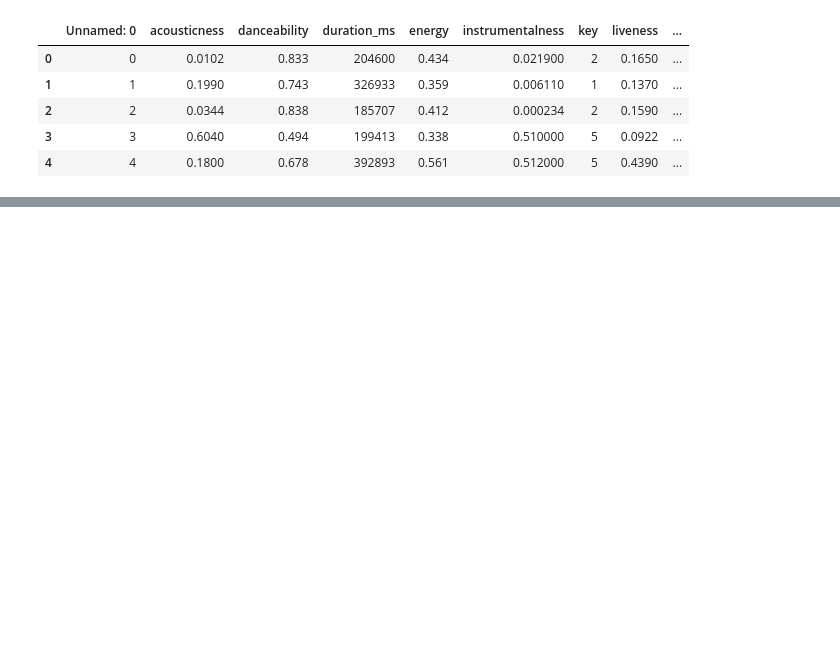
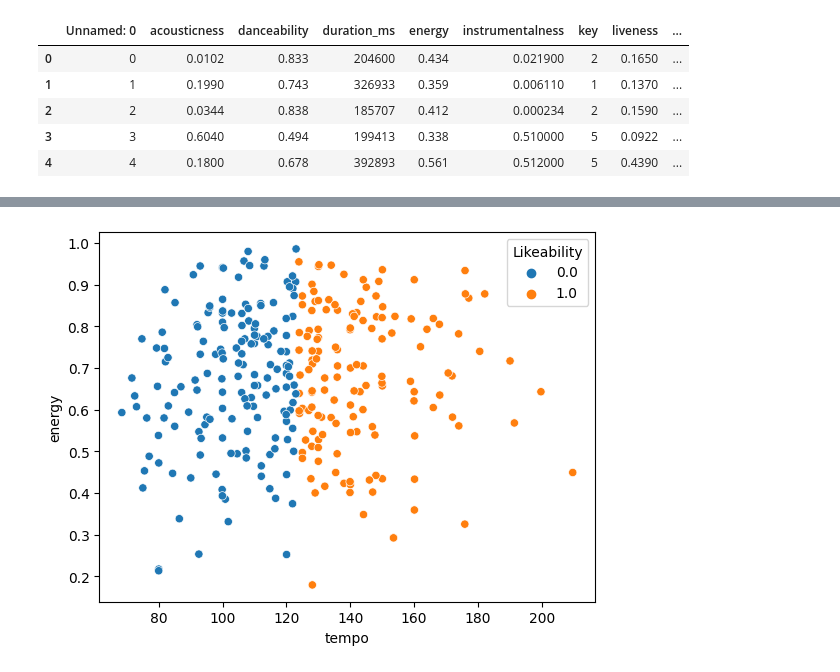
Before and after one commit to jatavor1/MusicLikeability, a Jupyter notebook: MusicPredictor.ipynb, the cells around one changed output, grey strips where cells are left out. Saved outputs shown, nothing was run; the diff lists cells and outputs as text; code cells hidden in the pictures; blank space fills up the shorter version.

```diff
--- a/MusicPredictor.ipynb
+++ b/MusicPredictor.ipynb
@@ -225,0 +58,8 @@ Predicted: [2 2 2 2 2 2 2 2 2 2 2 2 2 2 2 2 2 2 2 2 2 2 2 2 2 2 2 2 2 2 2 2 2 2
+# %%
+x = "tempo"
+y = "energy"
+X = df[[x,y]].values
+# %%
+kmeans = KMeans(n_clusters = 2).fit(X)
+# %%
+clusters = kmeans.labels_
@@ -225,0 +100,7 @@ Predicted: [2 2 2 2 2 2 2 2 2 2 2 2 2 2 2 2 2 2 2 2 2 2 2 2 2 2 2 2 2 2 2 2 2 2
+# %%
+cluster_df = pd.DataFrame(np.hstack((X, clusters.reshape(-1,1))), columns=[x,y, "Likeability"])
+# %%
+sns.scatterplot(x=x, y=y, hue='Likeability', data=cluster_df)
+plt.show()
+# %% [output]
+[figure, added]
```
Also changed, not shown: parts of 24 cells of this notebook.
